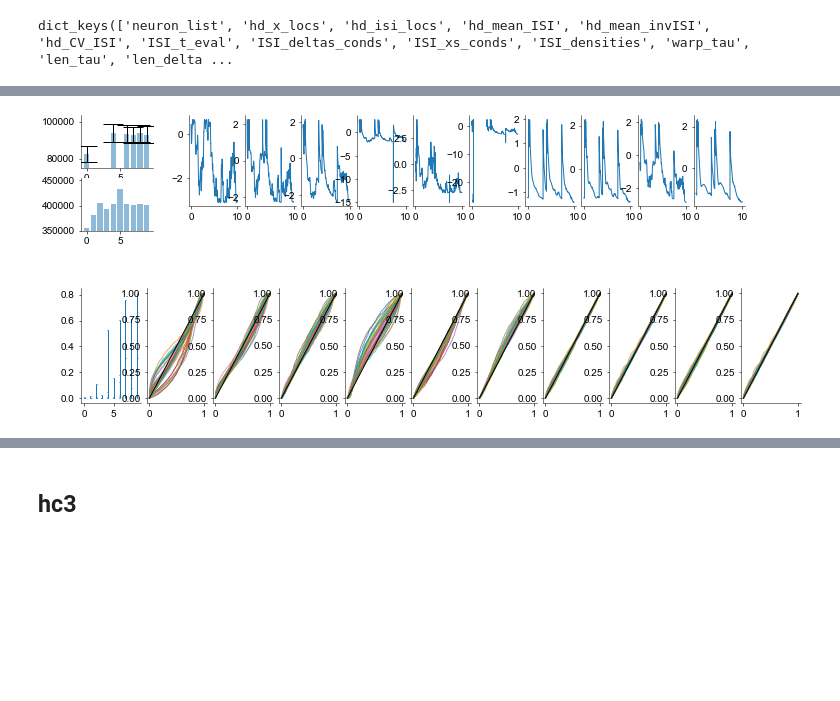
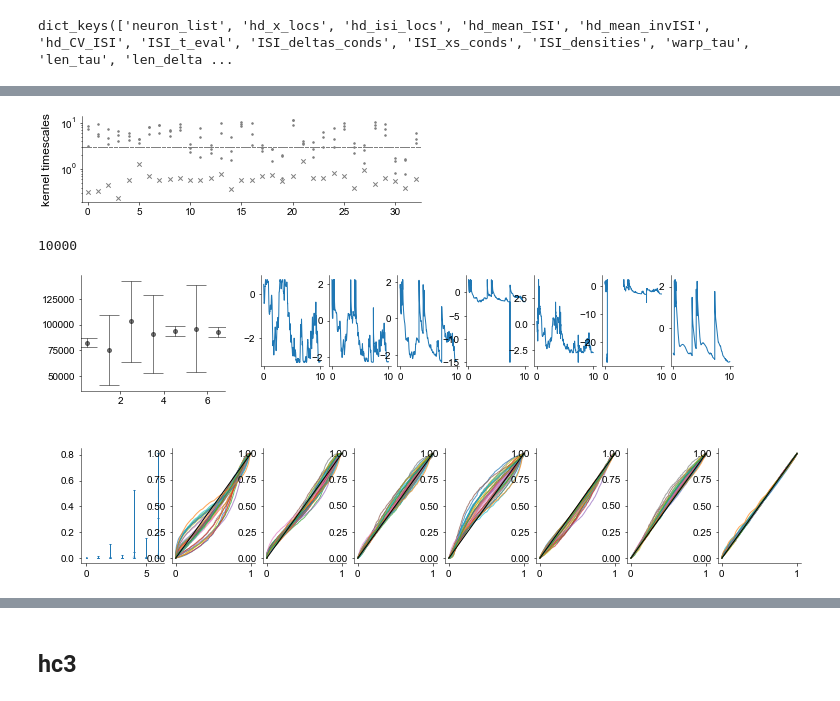
Before and after one commit to davindicode/nonparametric-nonrenewal-process, a Jupyter notebook: scripts/plots/plots.ipynb, the cells around one changed output, grey strips where cells are left out. Cells and saved outputs as stored; diff of their text form; code cells hidden in the pictures; blank space fills up the shorter version.

```diff
--- a/scripts/plots/plots.ipynb
+++ b/scripts/plots/plots.ipynb
@@ -715,3 +732,29 @@ plt.show()
+# %%
+fig = plt.figure(figsize=(10, 3))
+
+### kernel lengthscales ###
+widths = [1]
+heights = [1]
+spec = fig.add_gridspec(ncols=len(widths), nrows=len(heights), width_ratios=widths,
+                        height_ratios=heights, top=0.4, bottom=0.0,
+                        left=0.0, right=0.47)
+
+ax = fig.add_subplot(spec[0, 0])
+for n in range(len_deltas.shape[0]):
+    lens = len_deltas[n]
+    tlen = len_tau[n]
+    ax.scatter(n*np.ones_like(lens), lens, marker='.', c='gray')
+    ax.scatter(n*np.ones(1), tlen, marker='x', c='gray', s=20)
+    ax.set_yscale('log')
+    ax.set_ylabel('kernel timescales')
+    ax.plot([-.5, len_deltas.shape[0] - 0.5], 3. * np.ones(2), '--', color='gray')
+    ax.set_xlim([-.5, len_deltas.shape[0] - 0.5])
+# %% [output]
+[figure, added]
+# %%
+len(regression_dict[reg_config_names[-1]]['pred_ts'])
+# %% [output]
+10000
 # %%
 fig = plt.figure(figsize=(10, 4))
 
@@ -721,41 +764,52 @@ fig = plt.figure(figsize=(10, 4))
 
 ### likelihoods ###
 widths = [1]
-heights = [1, 1]
+heights = [1]
 
 spec = fig.add_gridspec(ncols=len(widths), nrows=len(heights), width_ratios=widths,
                         height_ratios=heights, top=1.0, bottom=0.6,
-                        left=0.0, right=0.1, wspace=0.1)
+                        left=0.0, right=0.2, wspace=0.1)
 
-mdls = len(reg_config_names)
-test_lls = np.array([regression_dict[n]['test_ells'] for n in reg_config_names])
-train_lls = np.array([regression_dict[n]['train_ell'] for n in reg_config_names])
+use_reg_config_names = [reg_config_names[k] for k in [0, 1, 2, 3, 4, 5, 9]]
+
+mdls = len(use_reg_config_names)
+test_lls = np.array([regression_dict[n]['test_ells'] for n in use_reg_config_names])
+train_lls = np.array([regression_dict[n]['train_ell'] for n in use_reg_config_names])
 
 ax = fig.add_subplot(spec[0, 0])
 means = test_lls.mean(-1)
 sems = test_lls.std(-1) / np.sqrt(test_lls.shape[-1])
-ax.bar(np.arange(mdls), means, yerr=sems,
-       align='center', alpha=0.5, ecolor='black', capsize=10)
-ax.set_ylim(7.5 * 1e4)
+ax.errorbar(
+    .5 + np.arange(mdls), means, yerr=sems,
+    alpha=0.5, color='black', capsize=10, linestyle='',
+    marker='o', markersize=4,
+)
 
-ax = fig.add_subplot(spec[1, 0])
-means = train_lls
-ax.bar(np.arange(mdls), means,
-       align='center', alpha=0.5, ecolor='black', capsize=10)
-ax.set_ylim(3.5 * 1e5)
+#folds = test_lls.shape[-1]
+#eps = 0.1
+#for m in range(mdls):
+#    ax.scatter(.5 + m + eps * rng.normal(size=(folds,)), test_lls[m], c='k', marker='.')
+#ax.bar(np.arange(mdls), means, yerr=sems,
+#       align='center', alpha=0.5, ecolor='black', capsize=10)
+#ax.set_ylim(7.5 * 1e4)
+
+# ax = fig.add_subplot(spec[1, 0])
+# means = train_lls
+# ax.bar(np.arange(mdls), means,
+#        align='center', alpha=0.5, ecolor='black', capsize=10)
 
 
 
-widths = [1] * (len(reg_config_names) + 1)
+widths = [1] * (len(use_reg_config_names) + 1)
 heights = [1, 0.1]
 
 spec = fig.add_gridspec(ncols=len(widths), nrows=len(heights), width_ratios=widths,
                         height_ratios=heights, top=1.0, bottom=0.6,
-                        left=0.15, right=1., hspace=0.3, wspace=0.1)
+                        left=0.25, right=1., hspace=0.3, wspace=0.1)
 
 test_fold = 0
 ne = 0
-for en, n in enumerate(reg_config_names):
+for en, n in enumerate(use_reg_config_names):
     pred_lint = regression_dict[n]['pred_log_intensities']
     pred_ts = regression_dict[n]['pred_ts']
     ax = fig.add_subplot(spec[0, en])
@@ -767,39 +821,39 @@ for en, n in enumerate(reg_config_names):
 
 
 ### KS statistics ###
-widths = [1] * (len(reg_config_names) + 1)
+widths = [1] * (len(use_reg_config_names) + 1)
 heights = [1]
 
 spec = fig.add_gridspec(ncols=len(widths), nrows=len(heights), width_ratios=widths,
                         height_ratios=heights, top=0.4, bottom=0.0,
                         left=0.0, right=1., wspace=0.1)
 
 ax = fig.add_subplot(spec[0, 0])
 
-mdls = len(reg_config_names[:])
-p_vals = [regression_dict[n]['KS_p_value'] for n in reg_config_names]
+mdls = len(use_reg_config_names)
+p_vals = [regression_dict[n]['KS_p_value'] for n in use_reg_config_names]
 #p_vals = [[0 if v is None else v for v in d] for d in p_vals]
 
 ax.violinplot(
     p_vals, list(range(mdls)), points=20, widths=0.3,
     showmeans=True, showextrema=True, showmedians=True,
     bw_method=1e-2, #'silverman',
 )
 
-for en, n in enumerate(reg_config_names):
+for en, n in enumerate(use_reg_config_names):
     quantiles = regression_dict[n]['KS_quantiles']
 
     ax = fig.add_subplot(spec[0, en + 1])
     for n in range(len(quantiles)):
         if quantiles[n] is not None:
             ax.plot(np.linspace(0., 1., len(quantiles[n])), quantiles[n], alpha=0.7)
     ax.plot(np.linspace(0., 1., 100), np.linspace(0., 1., 100), c='k')
 
 
 
 
 
 
 plt.show()
 # %% [output]
-[figure, old version]
+[figure, new version]
```
Also changed, not shown: parts of 16 cells of this notebook, 6 other files.
